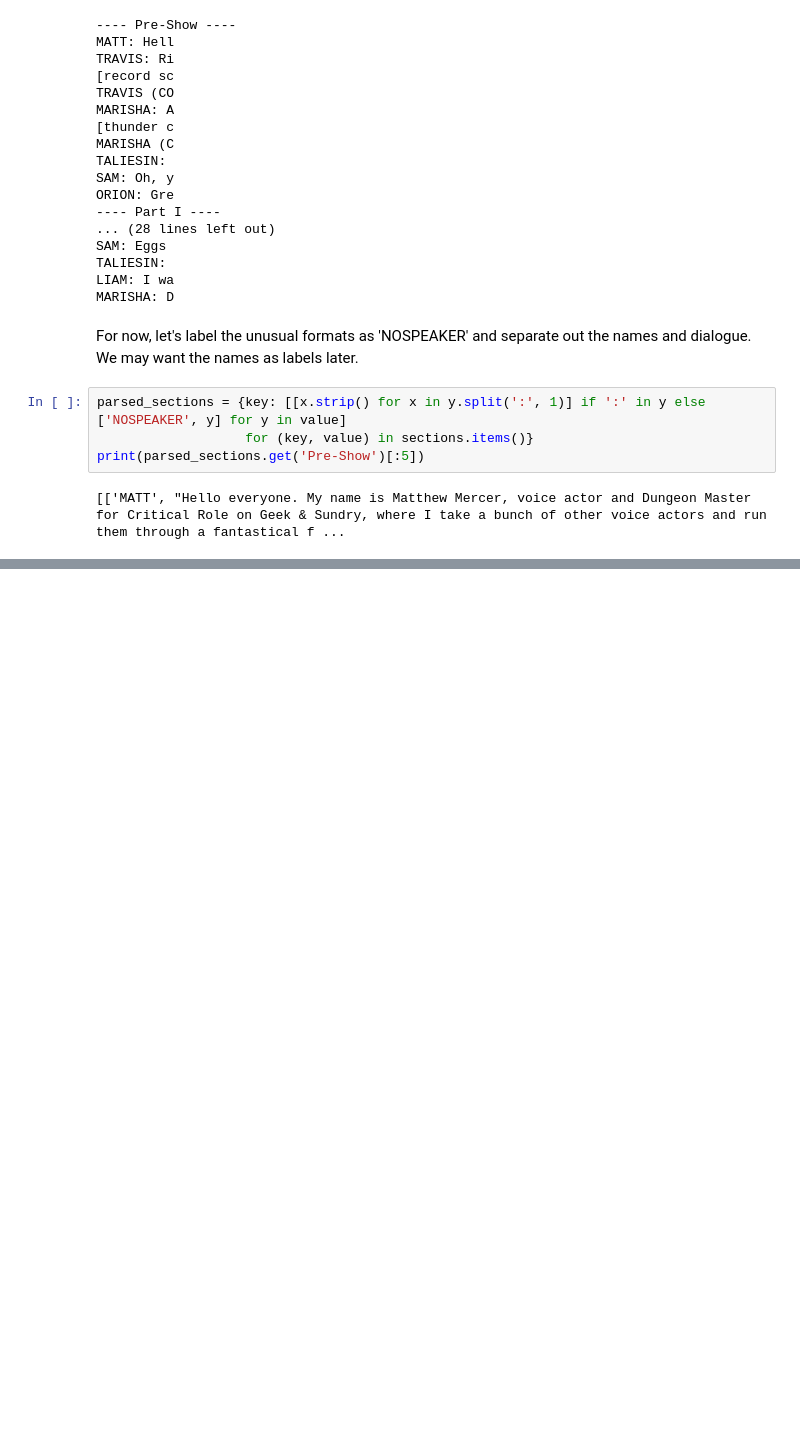
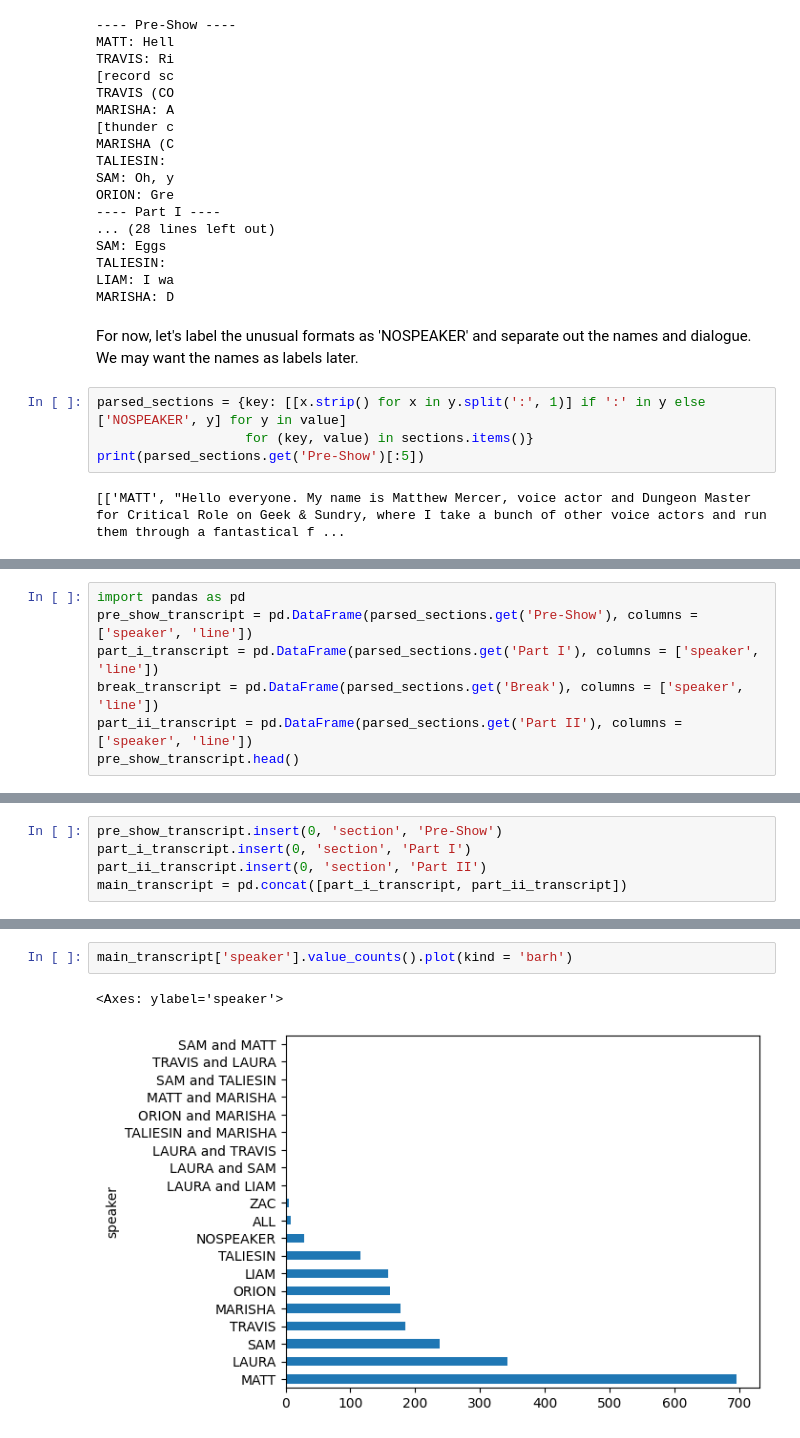
Before and after one commit to wmchad/CritRoleAI, a Jupyter notebook: notebooks/data_prep/01_learning_to_download_data.ipynb, the cells around one changed output, grey strips where cells are left out. Drawn from its saved outputs; the diff is of its cells as text; blank space fills up the shorter version.

Commit message:
add some plots

```diff
--- a/notebooks/data_prep/01_learning_to_download_data.ipynb
+++ b/notebooks/data_prep/01_learning_to_download_data.ipynb
@@ -104,0 +103,7 @@ Counter({'MATT': 367, 'LAURA': 150, 'SAM': 115, 'MARISHA': 94, 'ORION': 93, 'TRA
+# %%
+import pandas as pd
+pre_show_transcript = pd.DataFrame(parsed_sections.get('Pre-Show'), columns = ['speaker', 'line'])
+part_i_transcript = pd.DataFrame(parsed_sections.get('Part I'), columns = ['speaker', 'line'])
+break_transcript = pd.DataFrame(parsed_sections.get('Break'), columns = ['speaker', 'line'])
+part_ii_transcript = pd.DataFrame(parsed_sections.get('Part II'), columns = ['speaker', 'line'])
+pre_show_transcript.head()
@@ -104,0 +140,5 @@ Counter({'MATT': 367, 'LAURA': 150, 'SAM': 115, 'MARISHA': 94, 'ORION': 93, 'TRA
+# %%
+pre_show_transcript.insert(0, 'section', 'Pre-Show')
+part_i_transcript.insert(0, 'section', 'Part I')
+part_ii_transcript.insert(0, 'section', 'Part II')
+main_transcript = pd.concat([part_i_transcript, part_ii_transcript])
@@ -104,0 +165,5 @@ Counter({'MATT': 367, 'LAURA': 150, 'SAM': 115, 'MARISHA': 94, 'ORION': 93, 'TRA
+# %%
+main_transcript['speaker'].value_counts().plot(kind = 'barh')
+# %% [output]
+<Axes: ylabel='speaker'>
+[figure, added]
```
Also changed, not shown: parts of 18 cells of this notebook.
